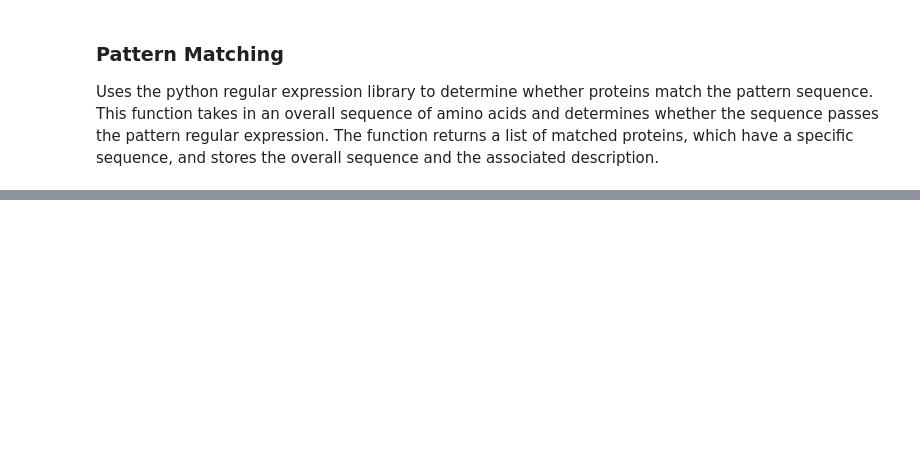
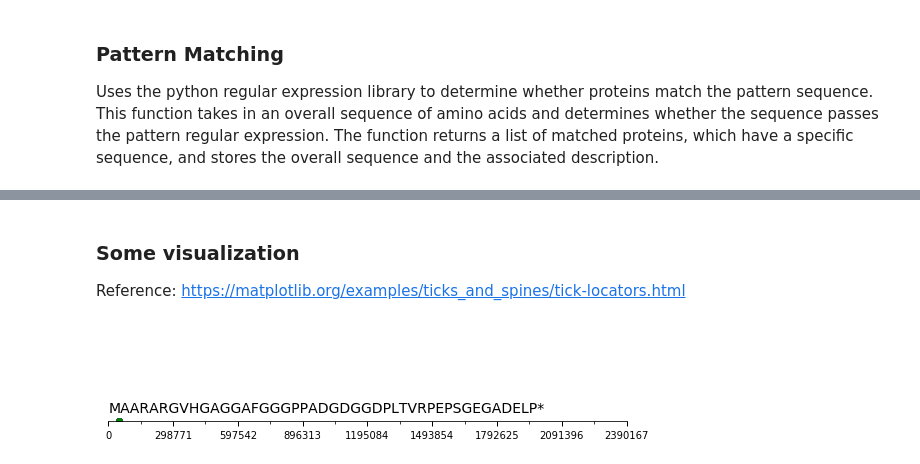
Before and after one commit to nathanalam/lassomining, a Jupyter notebook: Genome_Mining_Script.ipynb, the cells around one changed output, grey strips where cells are left out. Drawn from its saved outputs; the diff is of its cells as text; code cells hidden in the pictures; blank space fills up the shorter version.

```diff
--- a/Genome_Mining_Script.ipynb
+++ b/Genome_Mining_Script.ipynb
@@ -400,0 +636,52 @@ with open('matches.json', 'r') as storedfile:
+# %% [markdown]
+### Some visualization
+Reference: https://matplotlib.org/examples/ticks_and_spines/tick-locators.html
+# %%
+import numpy as np
+import matplotlib.pyplot as plt
+import matplotlib.ticker as ticker
+
+peptide = validpeptides[0]
+length = peptide["overallLength"]
+
+# Setup a plot such that only the bottom spine is shown
+def setup(ax):
+    ax.spines['right'].set_color('none')
+    ax.spines['left'].set_color('none')
+    ax.yaxis.set_major_locator(ticker.NullLocator())
+    ax.spines['top'].set_color('none')
+    ax.xaxis.set_ticks_position('bottom')
+    ax.tick_params(which='major', width=1.00)
+    ax.tick_params(which='major', length=5)
+    ax.tick_params(which='minor', width=0.75)
+    ax.tick_params(which='minor', length=2.5)
+    ax.set_xlim(0, length)
+    ax.set_ylim(0, 1)
+    ax.patch.set_alpha(0.0)
+
+plt.figure(figsize=(8, 6))
+n = 8
+
+
+# Multiple Locator
+ax = plt.subplot(n, 1, 2)
+setup(ax)
+ax.xaxis.set_major_locator(ticker.MultipleLocator(length / 8))
+ax.xaxis.set_minor_locator(ticker.MultipleLocator(length / 16))
+ax.text(0.0, 0.1, peptide["sequence"], fontsize=14,
+        transform=ax.transAxes)
+
+# Push the top of the top axes outside the figure because we only show the
+# bottom spine.
+plt.subplots_adjust(left=0.05, right=0.95, bottom=4, top=6)
+
+plt.scatter(peptide["searchRange"][0], 0, c="red")
+plt.scatter(peptide["searchRange"][1], 0, c="red")
+plt.scatter(peptide["closestB"]["start"], 0, c="blue")
+plt.scatter(peptide["closestB"]["end"], 0, c="blue")
+plt.scatter(peptide["closestC"]["start"], 0, c="green")
+plt.scatter(peptide["closestC"]["end"], 0, c="green")
+
+plt.show()
+# %% [output]
+[figure, added]
```
Also changed, not shown: parts of 17 cells of this notebook, 1 other file.
